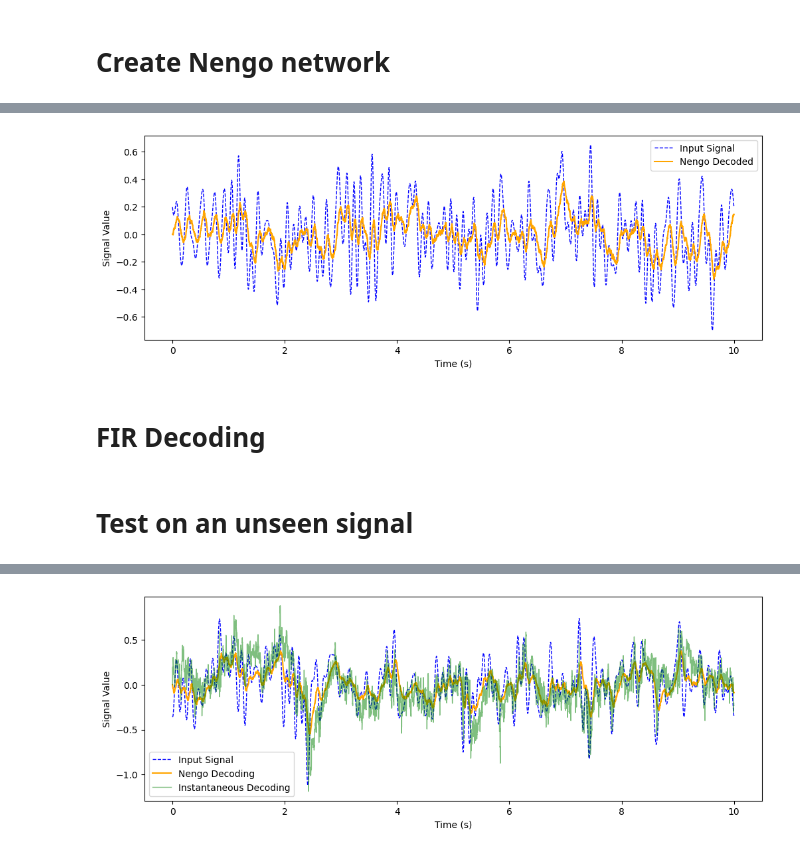
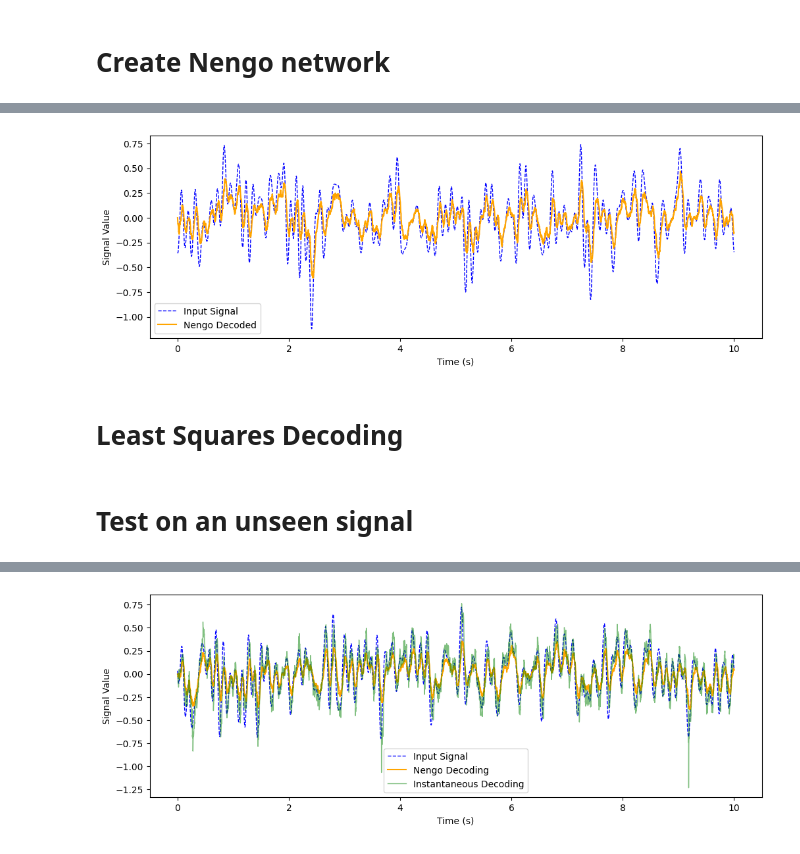
Before and after one commit to whtsupbab3/biologically-plausible-fir-decoding-for-adaptive-neurons, a Jupyter notebook: experiments/instantaneous-decoding.ipynb, the cells around one changed output, grey strips where cells are left out. Saved outputs shown, nothing was run; the diff lists cells and outputs as text; code cells hidden in the pictures.

```diff
--- a/experiments/instantaneous-decoding.ipynb
+++ b/experiments/instantaneous-decoding.ipynb
@@ -10,19 +8,21 @@ def calculate_loss_function(real_data, predicted_data):
 # %% [markdown]
 # Create Nengo network
 # %%
+np.random.seed(42)
 # --- Parameters ---
 T = 10.0          # Simulation duration (s)
 dt = 0.001        # Time step (s)
 n_neurons = 100   # Number of neurons
-tau_syn = 0.1    # Synaptic time constant (s)
+tau_syn = 0.05    # Synaptic time constant (s)
+neuron_type = nengo.AdaptiveLIF(tau_n=0.1)
 # %%
 with nengo.Network(seed=10) as model:
-    noise_process = nengo.processes.WhiteSignal(period=T, high=10.0, rms=0.25, seed=11)
+    noise_process = nengo.processes.WhiteSignal(period=T, high=10.0, rms=0.25, seed=121)
     input_node = nengo.Node(noise_process, size_out=1)
 
     ens = nengo.Ensemble(n_neurons=n_neurons,
                         dimensions=1,
-                        neuron_type=nengo.LIF(),
+                        neuron_type=neuron_type,
                         max_rates=nengo.dists.Uniform(30, 60),
                         intercepts=nengo.dists.Uniform(-0.7, 0.7)
                         )
@@ -30,6 +30,6 @@ with nengo.Network(seed=10) as model:
     nengo.Connection(input_node, ens, synapse=None, seed=1)
 
     p_input = nengo.Probe(input_node, sample_every=dt)
-    p_activity = nengo.Probe(ens.neurons, synapse=0.2, sample_every=dt)
+    p_activity = nengo.Probe(ens.neurons, synapse=tau_syn, sample_every=dt)
     p_decoded = nengo.Probe(ens, synapse=tau_syn, sample_every=dt)
 # %%
@@ -45,21 +44,21 @@ plt.plot(sim.trange(), sim.data[p_input], label='Input Signal', color='blue', li
 plt.plot(sim.trange(), sim.data[p_decoded], label='Nengo Decoded', color='orange');
 plt.xlabel('Time (s)'); plt.ylabel('Signal Value'); plt.legend();
 # %% [output]
-[figure, old version]
+[figure, new version]
 # %% [markdown]
-# FIR Decoding
+# Least Squares Decoding
 # %%
 coeffs, _, _, _ = np.linalg.lstsq(sim.data[p_activity], sim.data[p_input], rcond=None)
 # %% [markdown]
 # Test on an unseen signal
 # %%
 with nengo.Network(seed=10) as model:
-    noise_process = nengo.processes.WhiteSignal(period=T, high=10.0, rms=0.25, seed=121)
+    noise_process = nengo.processes.WhiteSignal(period=T, high=10.0, rms=0.25, seed=56)
     input_node = nengo.Node(noise_process, size_out=1)
 
     ens = nengo.Ensemble(n_neurons=n_neurons,
                         dimensions=1,
-                        neuron_type=nengo.LIF(),
+                        neuron_type=neuron_type,
                         max_rates=nengo.dists.Uniform(30, 60),
                         intercepts=nengo.dists.Uniform(-0.7, 0.7)
                         )
@@ -67,7 +66,7 @@ with nengo.Network(seed=10) as model:
     nengo.Connection(input_node, ens, synapse=None, seed=1)
 
     p_input = nengo.Probe(input_node, sample_every=dt)
-    p_activity = nengo.Probe(ens.neurons, synapse=0.2, sample_every=dt)
+    p_activity = nengo.Probe(ens.neurons, synapse=tau_syn, sample_every=dt)
     p_decoded = nengo.Probe(ens, synapse=tau_syn, sample_every=dt)
 # %%
 sim = nengo.Simulator(model, dt=dt)
@@ -76,13 +75,13 @@ sim.run(T)
 [interactive output not drawn]
 [interactive output not drawn]
 # %%
-alif_decoded = sim.data[p_activity] @ coeffs
+instant_decoding = sim.data[p_activity] @ coeffs
 # %%
 plt.figure(figsize=(12, 4))
 plt.plot(sim.trange(), sim.data[p_input], label='Input Signal', color='blue', linewidth=1, linestyle='--');
 plt.plot(sim.trange(), sim.data[p_decoded], label='Nengo Decoding', color='orange');
-plt.plot(sim.trange(), alif_decoded, label='Instantaneous Decoding', color='green', linewidth=1, alpha=0.5);
+plt.plot(sim.trange(), instant_decoding, label='Instantaneous Decoding', color='green', linewidth=1, alpha=0.5);
 plt.xlabel('Time (s)'); plt.ylabel('Signal Value'); plt.legend();
-print('Instantaneous Decoding Loss: ', calculate_loss_function(sim.data[p_input], alif_decoded))
+print('Instantaneous Decoding Loss: ', calculate_loss_function(sim.data[p_input], instant_decoding))
 print('Nengo Decoding Loss: ', calculate_loss_function(sim.data[p_input], sim.data[p_decoded]))
 # %% [output]
@@ -91 +90 @@ Nengo Decoding Loss:  0.044737636699953884
-[figure, old version]
+[figure, new version]
```
Also changed, not shown: parts of 3 cells of this notebook, 7 other files.
